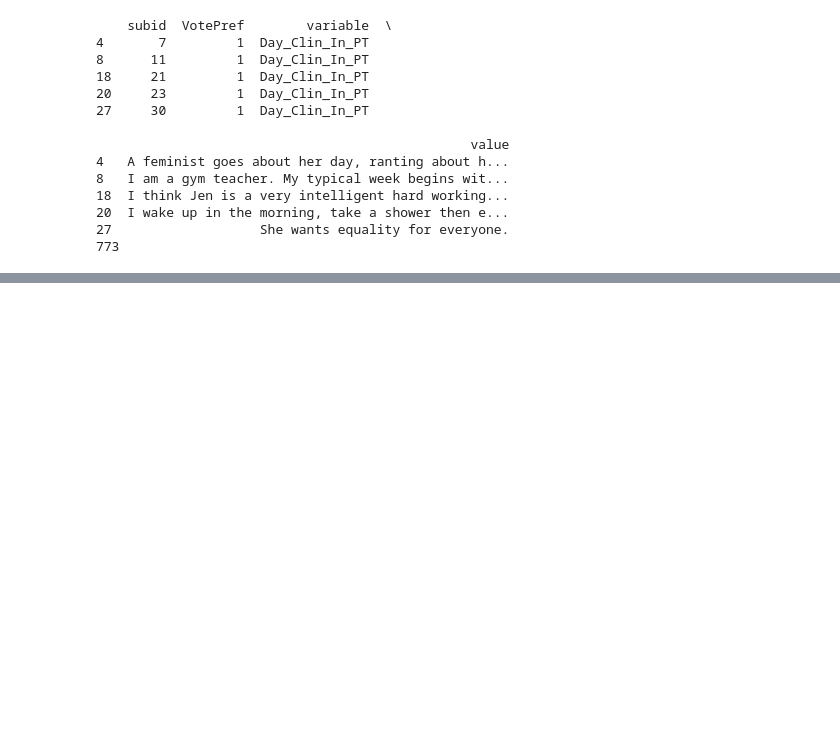
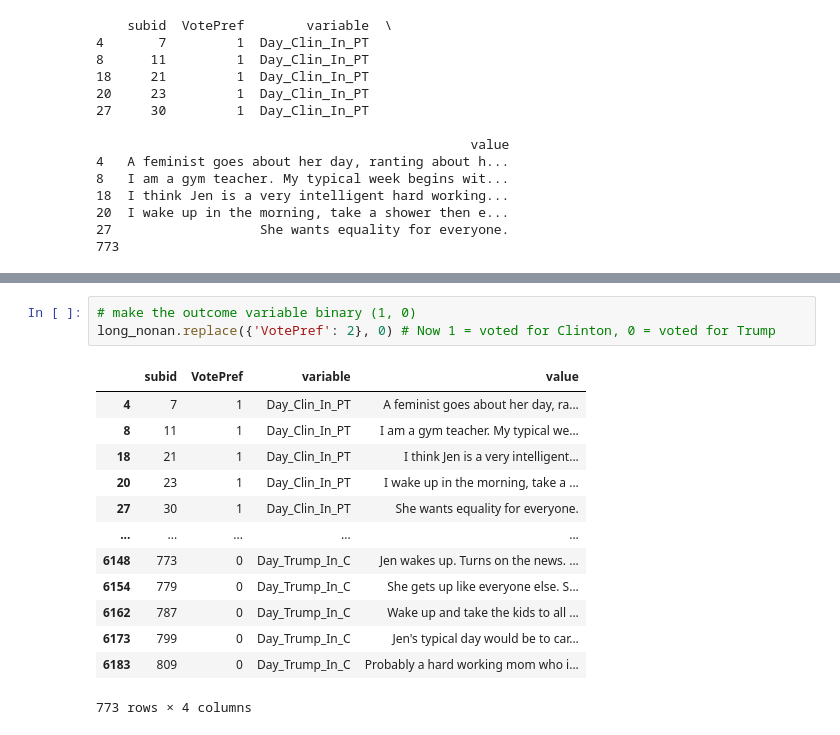
Before and after one commit to kdenning/Political-ANN, a Jupyter notebook: CIS_Final.ipynb, the cells around one changed output, grey strips where cells are left out. Drawn from its saved outputs; the diff is of its cells as text; blank space fills up the shorter version.

```diff
--- a/CIS_Final.ipynb
+++ b/CIS_Final.ipynb
@@ -40,2 +51,19 @@ print(len(long_nonan))
+# %%
+# make the outcome variable binary (1, 0)
+long_nonan.replace({'VotePref': 2}, 0) # Now 1 = voted for Clinton, 0 = voted for Trump
+# %% [output]
+|  | subid | VotePref | variable | value |
+| 4 | 7 | 1 | Day_Clin_In_PT | A feminist goes about her day, ra... |
+| 8 | 11 | 1 | Day_Clin_In_PT | I am a gym teacher. My typical we... |
+| 18 | 21 | 1 | Day_Clin_In_PT | I think Jen is a very intelligent... |
+| 20 | 23 | 1 | Day_Clin_In_PT | I wake up in the morning, take a ... |
+| 27 | 30 | 1 | Day_Clin_In_PT | She wants equality for everyone. |
+| ... | ... | ... | ... | ... |
+| 6148 | 773 | 0 | Day_Trump_In_C | Jen wakes up. Turns on the news. ... |
+| 6154 | 779 | 0 | Day_Trump_In_C | She gets up like everyone else. S... |
+| 6162 | 787 | 0 | Day_Trump_In_C | Wake up and take the kids to all ... |
+| 6173 | 799 | 0 | Day_Trump_In_C | Jen's typical day would be to car... |
+| 6183 | 809 | 0 | Day_Trump_In_C | Probably a hard working mom who i... |
+773 rows × 4 columns
 # %%
 # Getting puddles and spacey loaded
```
Also changed, not shown: parts of 16 cells of this notebook.
